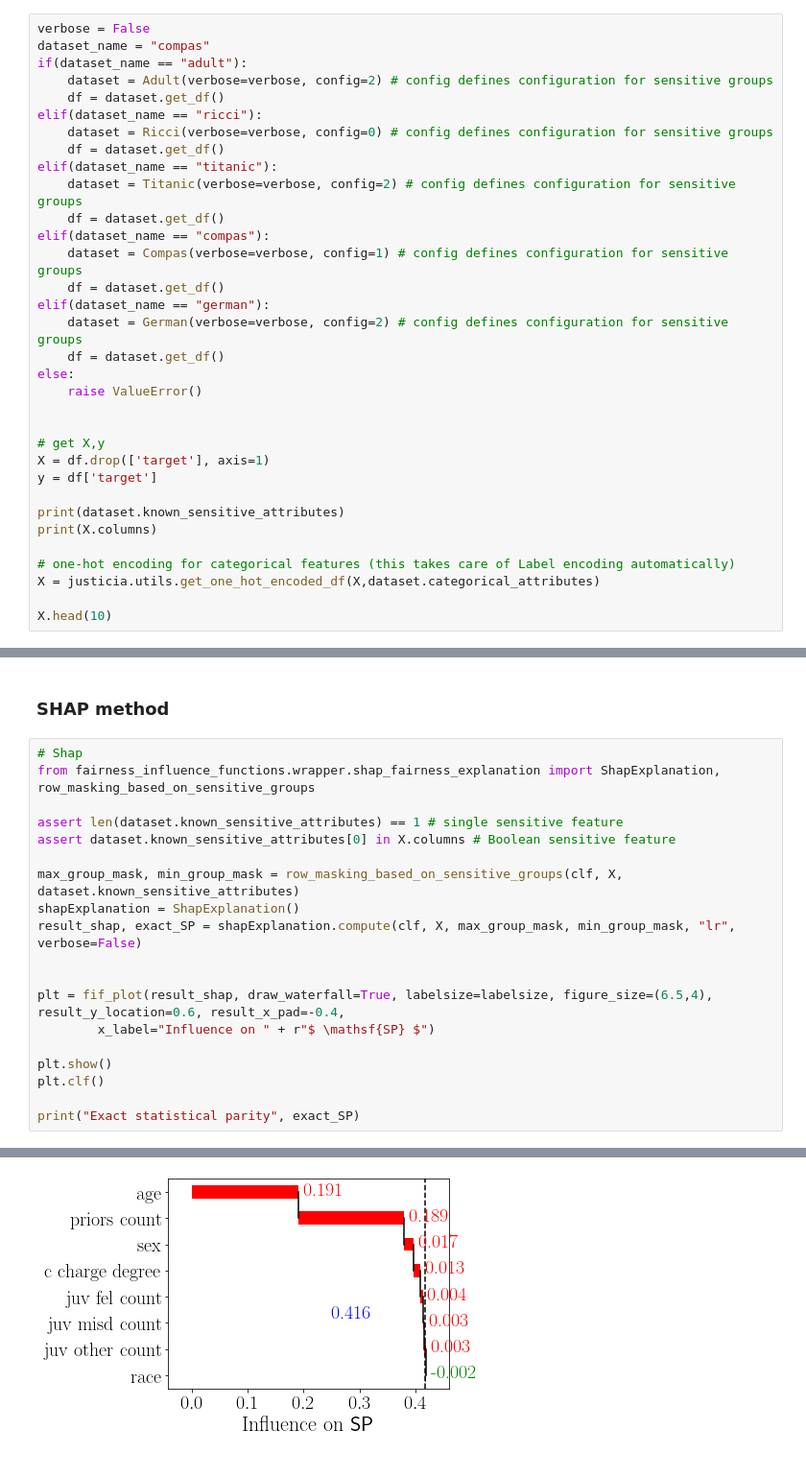
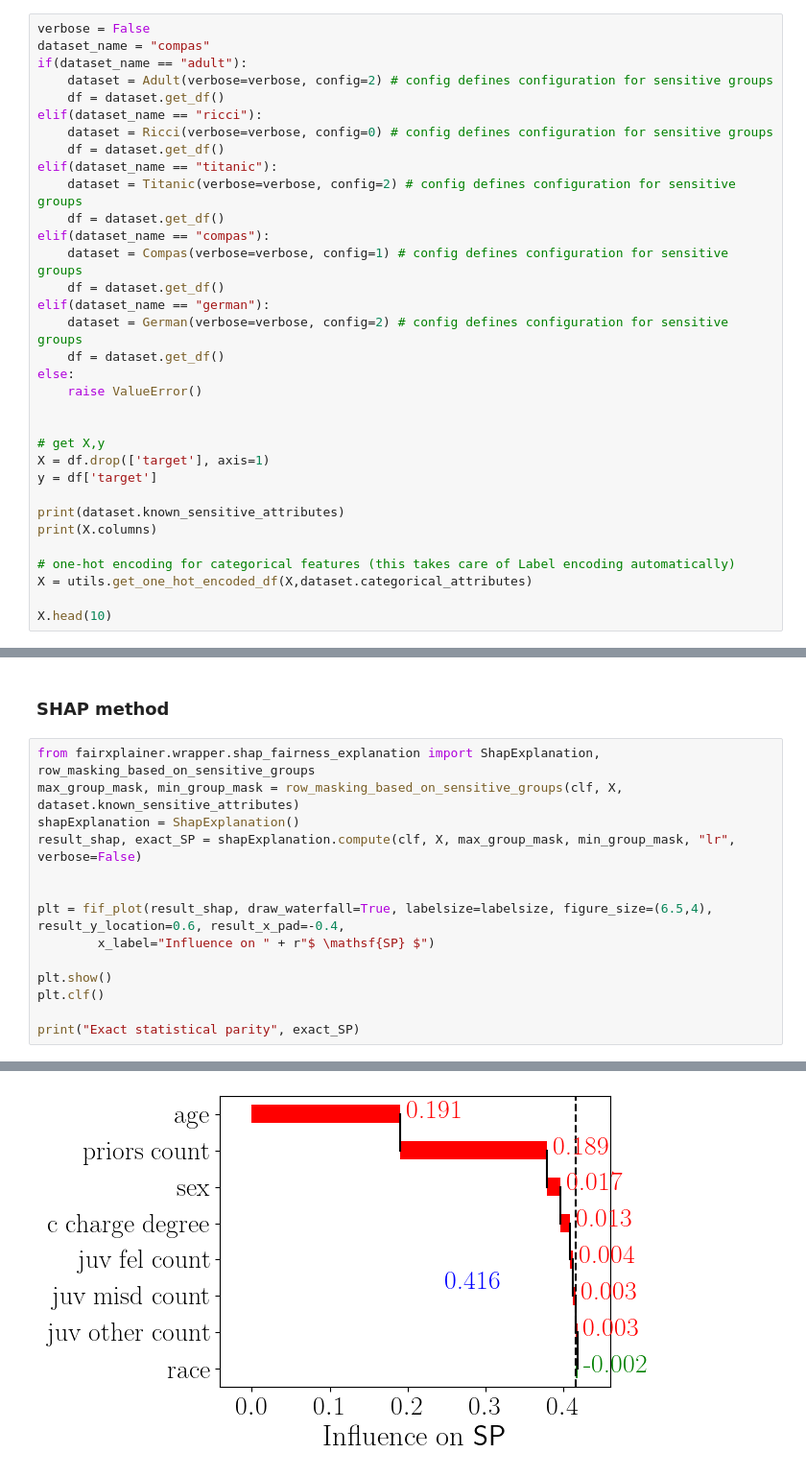
Before and after one commit to ReAILe/bias-explainer, a Jupyter notebook: doc/documentation.ipynb, the cells around one changed output, grey strips where cells are left out. Shown at 96% size. Drawn from its saved outputs; the diff is of its cells as text.

```diff
--- a/doc/documentation.ipynb
+++ b/doc/documentation.ipynb
@@ -57,7 +51,7 @@ print(dataset.known_sensitive_attributes)
 print(X.columns)
 
 # one-hot encoding for categorical features (this takes care of Label encoding automatically)
-X = justicia.utils.get_one_hot_encoded_df(X,dataset.categorical_attributes)
+X = utils.get_one_hot_encoded_df(X,dataset.categorical_attributes)
 
 X.head(10)
 # %% [output]
@@ -145,25 +121,20 @@ Exact statistical parity 0.1747909432721744
 # %% [markdown]
 ### SHAP method
 # %%
-# Shap
-from fairness_influence_functions.wrapper.shap_fairness_explanation import ShapExplanation, row_masking_based_on_sensitive_groups
-
-assert len(dataset.known_sensitive_attributes) == 1 # single sensitive feature
-assert dataset.known_sensitive_attributes[0] in X.columns # Boolean sensitive feature
-
+from fairxplainer.wrapper.shap_fairness_explanation import ShapExplanation, row_masking_based_on_sensitive_groups
 max_group_mask, min_group_mask = row_masking_based_on_sensitive_groups(clf, X, dataset.known_sensitive_attributes)
 shapExplanation = ShapExplanation()
 result_shap, exact_SP = shapExplanation.compute(clf, X, max_group_mask, min_group_mask, "lr", verbose=False)
 
 
 plt = fif_plot(result_shap, draw_waterfall=True, labelsize=labelsize, figure_size=(6.5,4), result_y_location=0.6, result_x_pad=-0.4,
         x_label="Influence on " + r"$ \mathsf{SP} $")
 
 plt.show()
 plt.clf()
 
 print("Exact statistical parity", exact_SP)
 # %% [output]
 X has feature names, but LogisticRegression was fitted without feature names
-[figure, old version]
+[figure, new version]
 Exact statistical parity 0.1747909432721744
```
Also changed, not shown: parts of 5 cells of this notebook, 29 other files.
